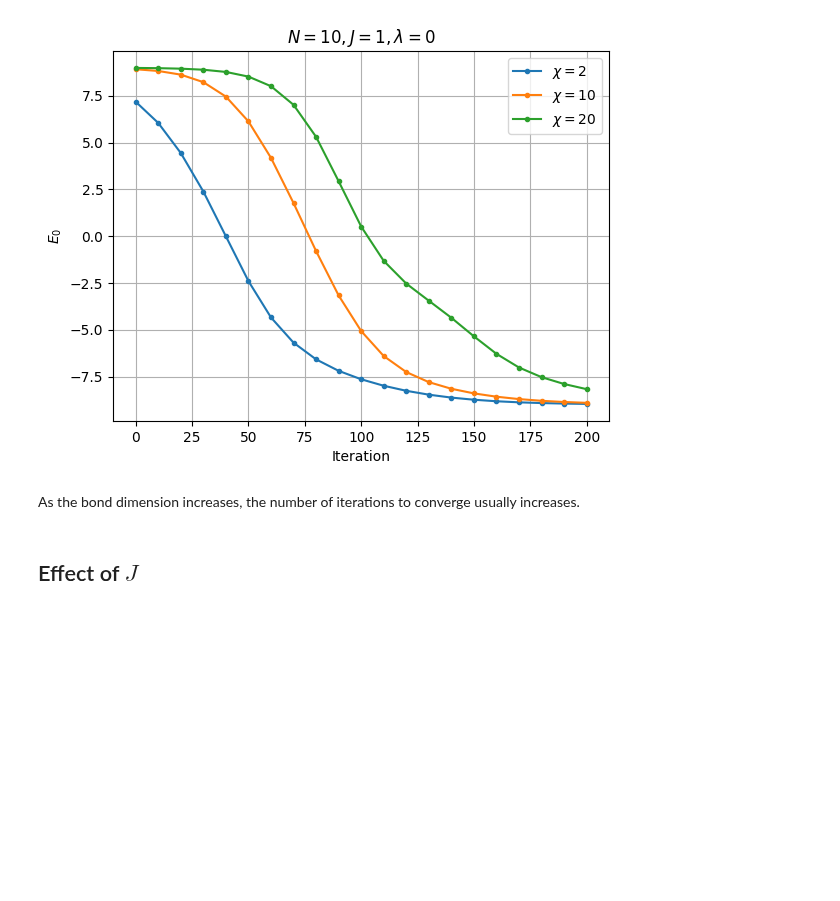
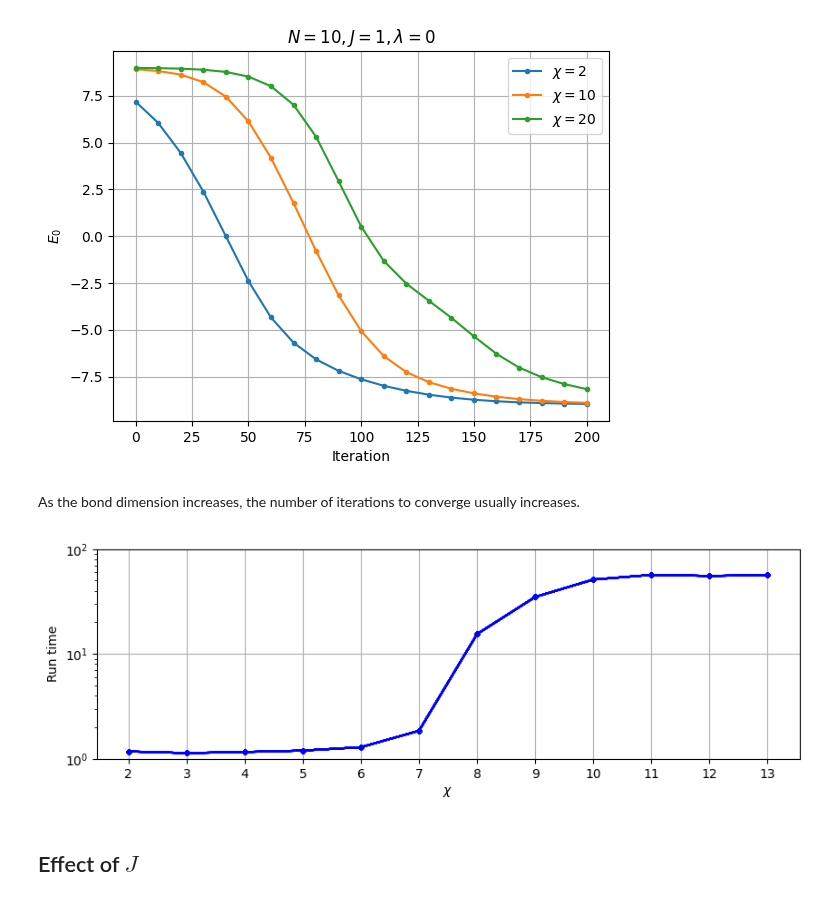
Before and after one commit to jchryssanthacopoulos/quantum_information, a Jupyter notebook: final_project/notebooks/ising_analysis.ipynb, the cells around one changed output. Drawn from its saved outputs; the diff is of its cells as text; code cells hidden in the pictures; blank space fills up the shorter version.

```diff
--- a/final_project/notebooks/ising_analysis.ipynb
+++ b/final_project/notebooks/ising_analysis.ipynb
@@ -142,3 +172,15 @@ As the bond dimension increases, the number of iterations to converge usually in
+# %%
+plt.figure(figsize=(10, 3))
+plt.plot(bond_dims, run_times_bond_dims, 'bo-', markersize=3)
+plt.xlabel("$\chi$")
+plt.ylabel("Run time")
+plt.xticks(bond_dims)
+plt.yscale("log")
+plt.ylim([1, 100])
+plt.grid()
+plt.savefig('../figures/run_times_vs_bond_dim.png', bbox_inches='tight', dpi=300);
+# %% [output]
+[figure, added]
 # %% [markdown]
 ## Effect of $J$
 # %%
```
Also changed, not shown: parts of 26 cells of this notebook, 10 other files.
